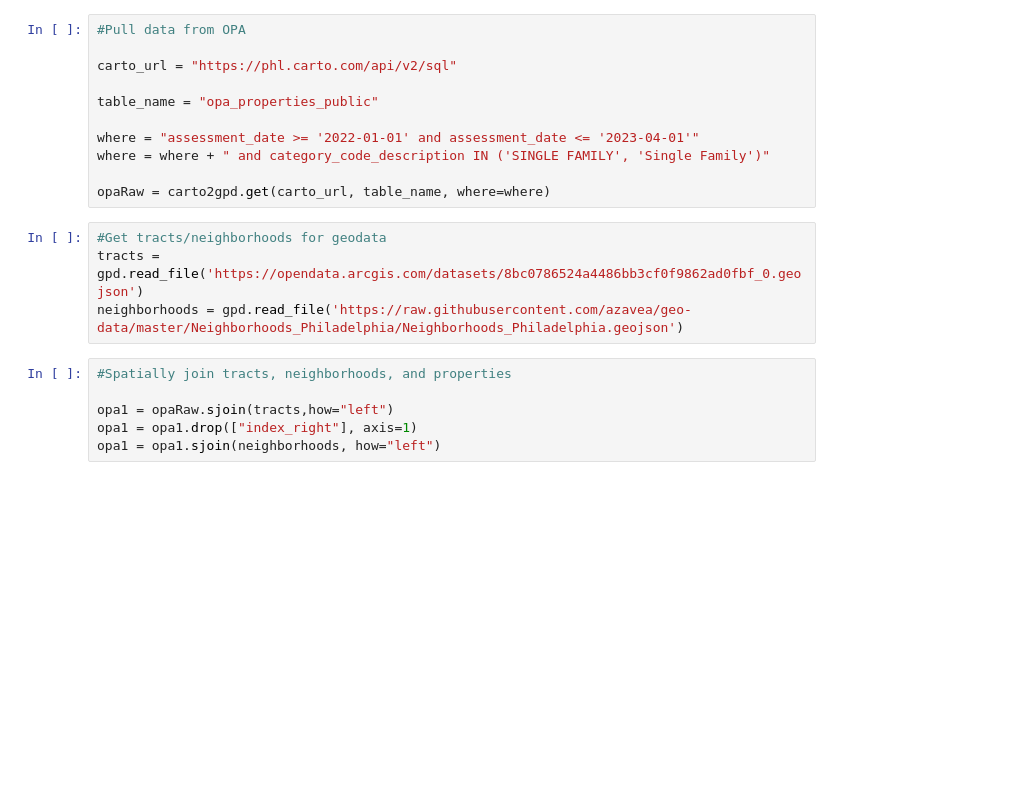
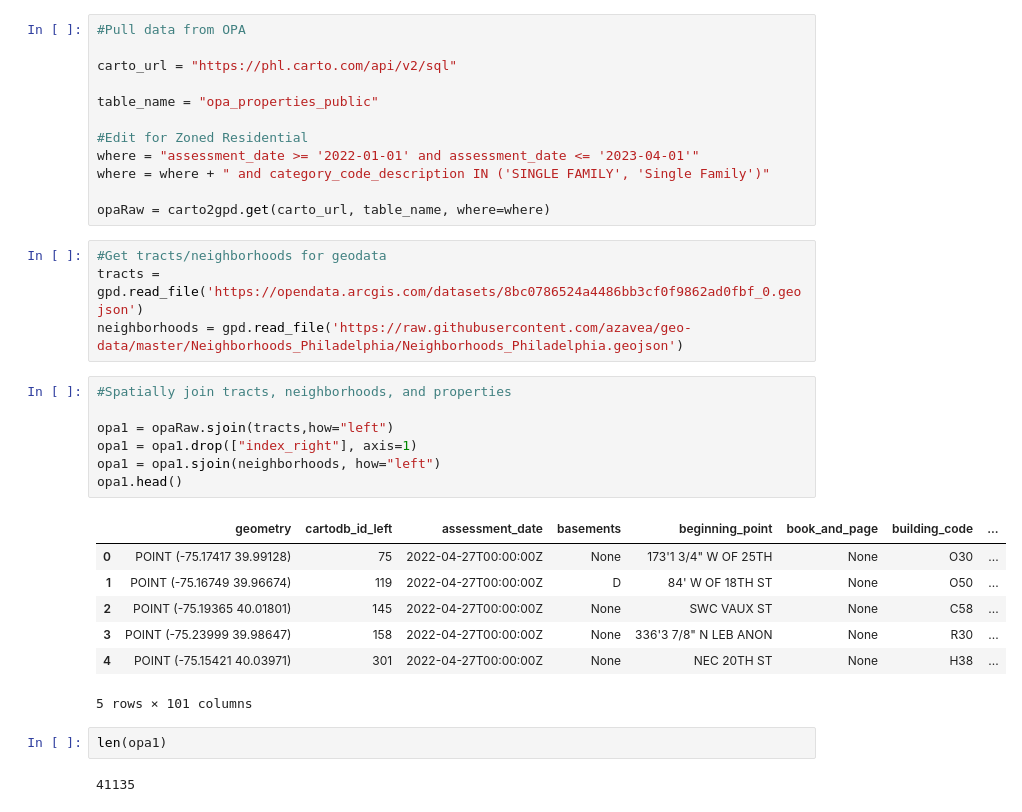
Before and after one commit to musa-509-spring-2023/philly-mass-appraisals-1, a Jupyter notebook: machine-learning-test.ipynb, the cells around one changed output. Drawn from its saved outputs; the diff is of its cells as text; blank space fills up the shorter version.

```diff
--- a/machine-learning-test.ipynb
+++ b/machine-learning-test.ipynb
@@ -17,6 +17,7 @@ carto_url = "https://phl.carto.com/api/v2/sql"
 
 table_name = "opa_properties_public"
 
+#Edit for Zoned Residential
 where = "assessment_date >= '2022-01-01' and assessment_date <= '2023-04-01'"
 where = where + " and category_code_description IN ('SINGLE FAMILY', 'Single Family')"
 
@@ -28,6 +29,19 @@ neighborhoods = gpd.read_file('https://raw.githubusercontent.com/azavea/geo-data
 # %%
 #Spatially join tracts, neighborhoods, and properties
 
 opa1 = opaRaw.sjoin(tracts,how="left")
 opa1 = opa1.drop(["index_right"], axis=1)
 opa1 = opa1.sjoin(neighborhoods, how="left")
+opa1.head()
+# %% [output]
+|  | geometry | cartodb_id_left | assessment_date | basements | beginning_point | book_and_page | building_code | ... |
+| 0 | POINT (-75.17417 39.99128) | 75 | 2022-04-27T00:00:00Z | None | 173'1 3/4" W OF 25TH | None | O30 | ... |
+| 1 | POINT (-75.16749 39.96674) | 119 | 2022-04-27T00:00:00Z | D | 84' W OF 18TH ST | None | O50 | ... |
+| 2 | POINT (-75.19365 40.01801) | 145 | 2022-04-27T00:00:00Z | None | SWC VAUX ST | None | C58 | ... |
+| 3 | POINT (-75.23999 39.98647) | 158 | 2022-04-27T00:00:00Z | None | 336'3 7/8" N LEB ANON | None | R30 | ... |
+| 4 | POINT (-75.15421 40.03971) | 301 | 2022-04-27T00:00:00Z | None | NEC 20TH ST | None | H38 | ... |
+5 rows × 101 columns
+# %%
+len(opa1)
+# %% [output]
+41135
```
Also changed, not shown: parts of 3 cells of this notebook.
